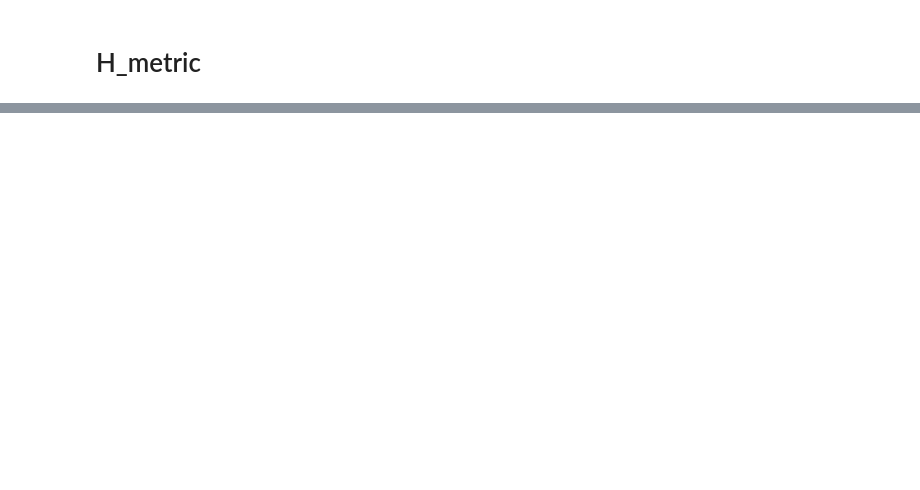
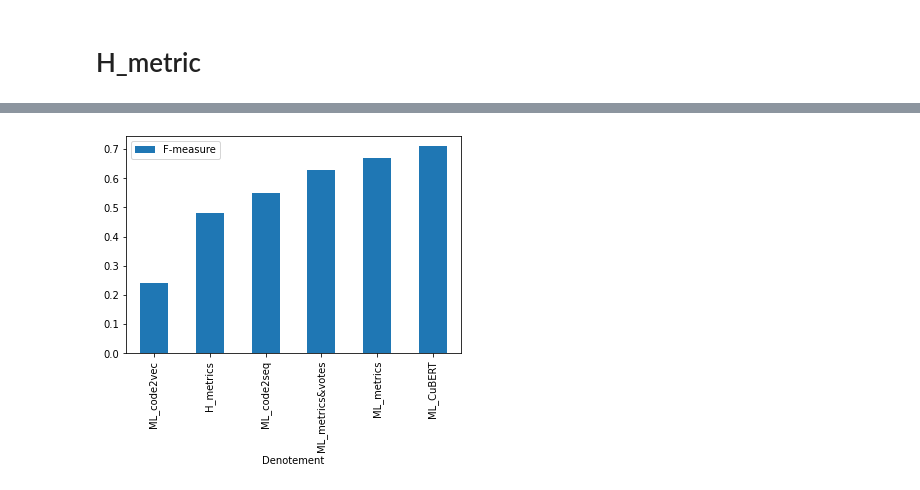
Before and after one commit to SA2022-G04/SA2022_G04, a Jupyter notebook: SA2022_G04/Code/long method detection.ipynb, the cells around one changed output, grey strips where cells are left out. Saved outputs shown, nothing was run; the diff lists cells and outputs as text; code cells hidden in the pictures; blank space fills up the shorter version.

```diff
--- a/SA2022_G04/Code/long method detection.ipynb
+++ b/SA2022_G04/Code/long method detection.ipynb
@@ -296,0 +416,8 @@ table10
+# %%
+
+import matplotlib.pyplot as plt
+plot = table10.plot(x='Denotement',y='F-measure',kind='bar')
+fig = plot.get_figure()
+fig.savefig("../Outputs/Figures/long_method_fig6.png",bbox_inches='tight')
+# %% [output]
+[figure, added]
```
Also changed, not shown: parts of 13 cells of this notebook.
